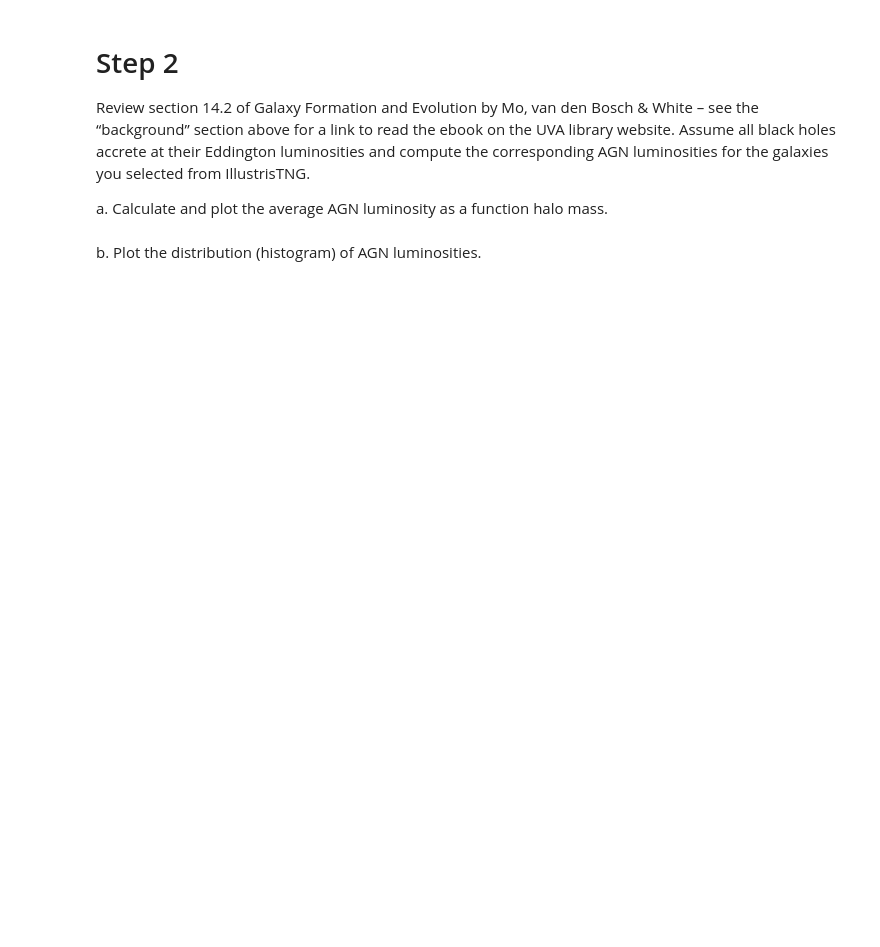
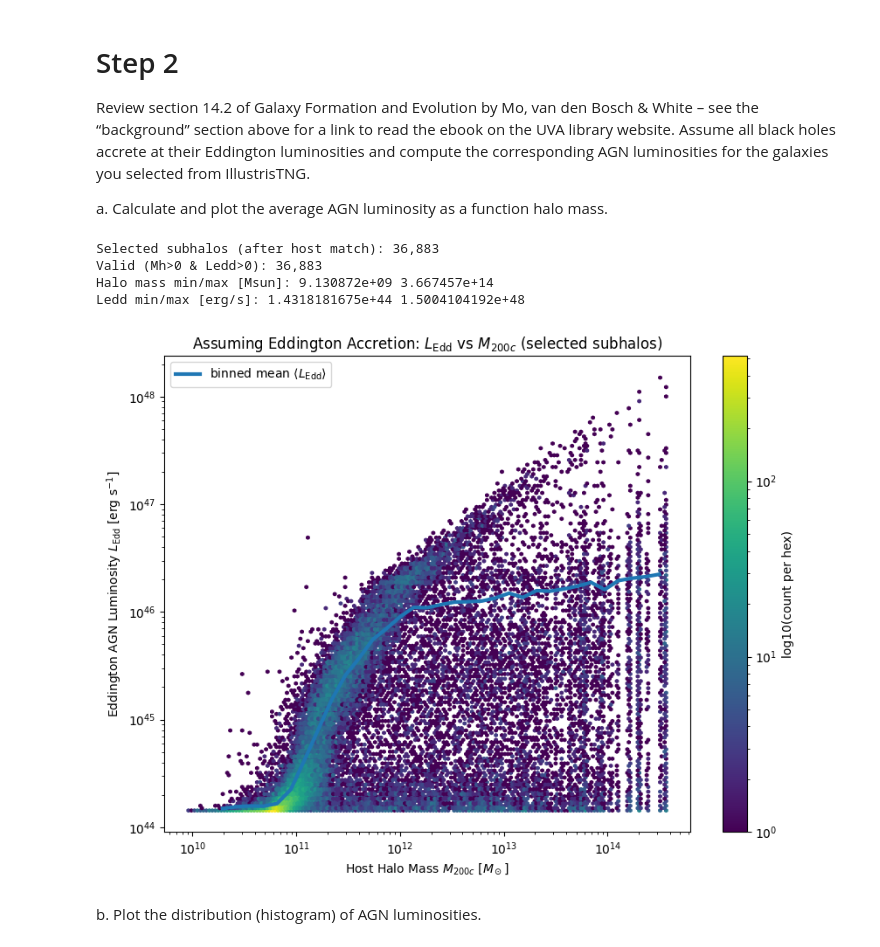
Before and after one commit to zangston/ASTR-5140, a Jupyter notebook: project3/project3.ipynb, the cells around one changed output. Drawn from its saved outputs; the diff is of its cells as text; code cells hidden in the pictures; blank space fills up the shorter version.

```diff
--- a/project3/project3.ipynb
+++ b/project3/project3.ipynb
@@ -395,5 +445,69 @@ Make cuts on the halo catalog to identify a list of subhalos with well-defined b
 Review section 14.2 of Galaxy Formation and Evolution by Mo, van den Bosch & White – see the “background” section above for a link to read the ebook on the UVA library website. Assume all black holes accrete at their Eddington luminosities and compute the corresponding AGN luminosities for the galaxies you selected from IllustrisTNG.
 
 a. Calculate and plot the average AGN luminosity as a function halo mass.
+# %%
+Ledd_per_Msun = 1.26e38  # erg/s per Msun
+
+grnr = subhalos["SubhaloGrNr"]                 # index into groups table
+m200c = (groups["Group_M_Crit200"] * 1e10 / h) # Msun
+
+mask_sel = mask & np.isfinite(grnr) & (grnr >= 0)
+
+# host halo mass for each selected subhalo
+mh = m200c[grnr[mask_sel].astype(np.int64)]    # Msun
+
+# BH mass + Eddington luminosity
+mbh_sel = mbh[mask_sel]                        # Msun
+Ledd = Ledd_per_Msun * mbh_sel                 # erg/s
+
+m = np.isfinite(mh) & np.isfinite(Ledd) & (mh > 0) & (Ledd > 0)
+
+mh = mh[m]
+Ledd = Ledd[m]
+
+print(f"Selected subhalos (after host match): {mask_sel.sum():,}")
+print(f"Valid (Mh>0 & Ledd>0): {mh.size:,}")
+print("Halo mass min/max [Msun]:", mh.min(), mh.max())
+print("Ledd min/max [erg/s]:", Ledd.min(), Ledd.max())
+
+def binned_mean(x, y, nbins=30, min_per_bin=50):
+    lx = np.log10(x)
+    bins = np.linspace(lx.min(), lx.max(), nbins + 1)
+    idx = np.digitize(lx, bins) - 1
+
+    xc, ymean, nbin = [], [], []
+    for i in range(nbins):
+        sel = idx == i
+        if sel.sum() < min_per_bin:
+            continue
+        xc.append(10**(0.5 * (bins[i] + bins[i+1])))
+        ymean.append(np.mean(y[sel]))
+        nbin.append(sel.sum())
+
+    return np.array(xc), np.array(ymean), np.array(nbin)
+
+xc, ymean, nbin = binned_mean(mh, Ledd, nbins=35, min_per_bin=100)
+
+fig, ax = plt.subplots(figsize=(8.5, 6.5))
+
+hb = ax.hexbin(mh, Ledd, gridsize=160, bins='log', xscale='log', yscale='log')
+cbar = fig.colorbar(hb, ax=ax)
+cbar.set_label("log10(count per hex)")
+
+ax.plot(xc, ymean, linewidth=3, label=r"binned mean $\langle L_{\rm Edd}\rangle$")
+
+ax.set_xlabel(r"Host Halo Mass $M_{200c}$ [$M_\odot$]")
+ax.set_ylabel(r"Eddington AGN Luminosity $L_{\rm Edd}$ [erg s$^{-1}$]")
+ax.set_title(r"Assuming Eddington Accretion: $L_{\rm Edd}$ vs $M_{200c}$ (selected subhalos)")
+ax.legend(loc="upper left")
+
+plt.tight_layout()
+plt.show()
+# %% [output]
+Selected subhalos (after host match): 36,883
+Valid (Mh>0 & Ledd>0): 36,883
+Halo mass min/max [Msun]: 9.130872e+09 3.667457e+14
+Ledd min/max [erg/s]: 1.4318181675e+44 1.5004104192e+48
+[figure, added]
 # %% [markdown]
 b. Plot the distribution (histogram) of AGN luminosities.
```
Also changed, not shown: parts of 12 cells of this notebook.
